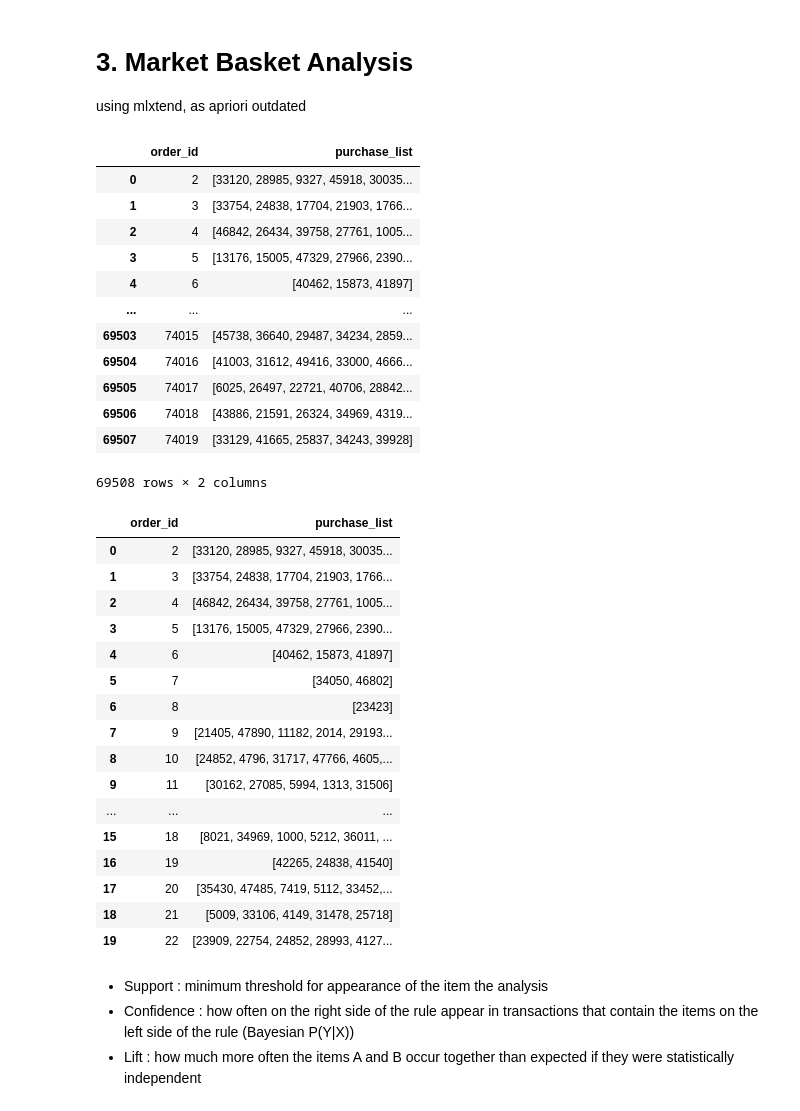
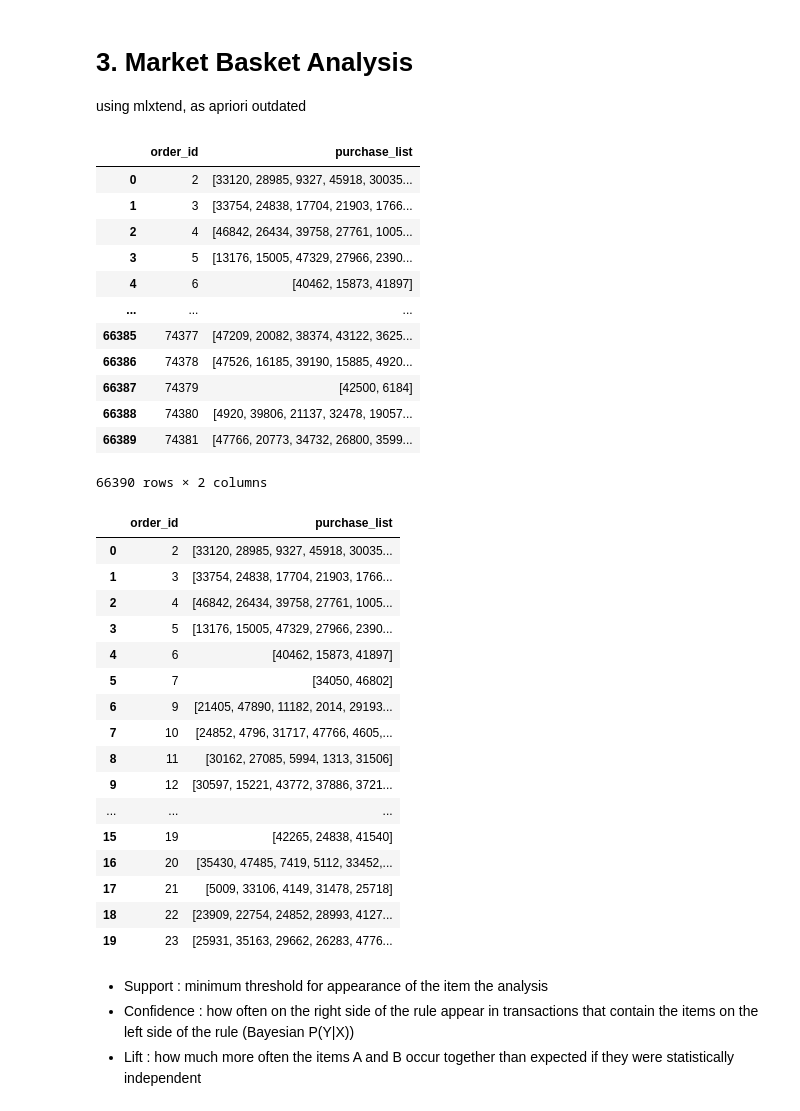
Before and after one commit to kwonowk/market-basket-analysis, a Jupyter notebook: instacart_analysis.ipynb, the cells around one changed output. Saved outputs shown, nothing was run; the diff lists cells and outputs as text; code cells hidden in the pictures.

```diff
--- a/instacart_analysis.ipynb
+++ b/instacart_analysis.ipynb
@@ -395,22 +355,22 @@ Text(0.5, 1.0, 'Top 20 Single purchase products')
 using mlxtend, as apriori outdated
 # %%
 # Storing list of products purchased per order
-purchases = transactions.iloc[:700_000].groupby('order_id')['product_id'].apply(list).reset_index().dropna().rename(columns={'product_id':'purchase_list'})
+purchases = transactions_multiple.iloc[:700_000].groupby('order_id')['product_id'].apply(list).reset_index().dropna().rename(columns={'product_id':'purchase_list'})
 purchases
 # %% [output]
 |  | order_id | purchase_list |
 | 0 | 2 | [33120, 28985, 9327, 45918, 30035... |
 | 1 | 3 | [33754, 24838, 17704, 21903, 1766... |
 | 2 | 4 | [46842, 26434, 39758, 27761, 1005... |
 | 3 | 5 | [13176, 15005, 47329, 27966, 2390... |
 | 4 | 6 | [40462, 15873, 41897] |
 | ... | ... | ... |
-| 69503 | 74015 | [45738, 36640, 29487, 34234, 2859... |
-| 69504 | 74016 | [41003, 31612, 49416, 33000, 4666... |
-| 69505 | 74017 | [6025, 26497, 22721, 40706, 28842... |
-| 69506 | 74018 | [43886, 21591, 26324, 34969, 4319... |
-| 69507 | 74019 | [33129, 41665, 25837, 34243, 39928] |
+| 66385 | 74377 | [47209, 20082, 38374, 43122, 3625... |
+| 66386 | 74378 | [47526, 16185, 39190, 15885, 4920... |
+| 66387 | 74379 | [42500, 6184] |
+| 66388 | 74380 | [4920, 39806, 21137, 32478, 19057... |
+| 66389 | 74381 | [47766, 20773, 34732, 26800, 3599... |
-69508 rows × 2 columns
+66390 rows × 2 columns
 # %%
 purchases.head(20)
 # %% [output]
@@ -421,16 +381,16 @@ purchases.head(20)
 | 3 | 5 | [13176, 15005, 47329, 27966, 2390... |
 | 4 | 6 | [40462, 15873, 41897] |
 | 5 | 7 | [34050, 46802] |
-| 6 | 8 | [23423] |
-| 7 | 9 | [21405, 47890, 11182, 2014, 29193... |
-| 8 | 10 | [24852, 4796, 31717, 47766, 4605,... |
-| 9 | 11 | [30162, 27085, 5994, 1313, 31506] |
+| 6 | 9 | [21405, 47890, 11182, 2014, 29193... |
+| 7 | 10 | [24852, 4796, 31717, 47766, 4605,... |
+| 8 | 11 | [30162, 27085, 5994, 1313, 31506] |
+| 9 | 12 | [30597, 15221, 43772, 37886, 3721... |
 | ... | ... | ... |
-| 15 | 18 | [8021, 34969, 1000, 5212, 36011, ... |
-| 16 | 19 | [42265, 24838, 41540] |
-| 17 | 20 | [35430, 47485, 7419, 5112, 33452,... |
-| 18 | 21 | [5009, 33106, 4149, 31478, 25718] |
-| 19 | 22 | [23909, 22754, 24852, 28993, 4127... |
+| 15 | 19 | [42265, 24838, 41540] |
+| 16 | 20 | [35430, 47485, 7419, 5112, 33452,... |
+| 17 | 21 | [5009, 33106, 4149, 31478, 25718] |
+| 18 | 22 | [23909, 22754, 24852, 28993, 4127... |
+| 19 | 23 | [25931, 35163, 29662, 26283, 4776... |
 # %% [markdown]
 - Support : minimum threshold for appearance of the item the analysis
 - Confidence : how often on the right side of the rule appear in transactions that contain the items on the left side of the rule
```
Also changed, not shown: parts of 9 cells of this notebook.
